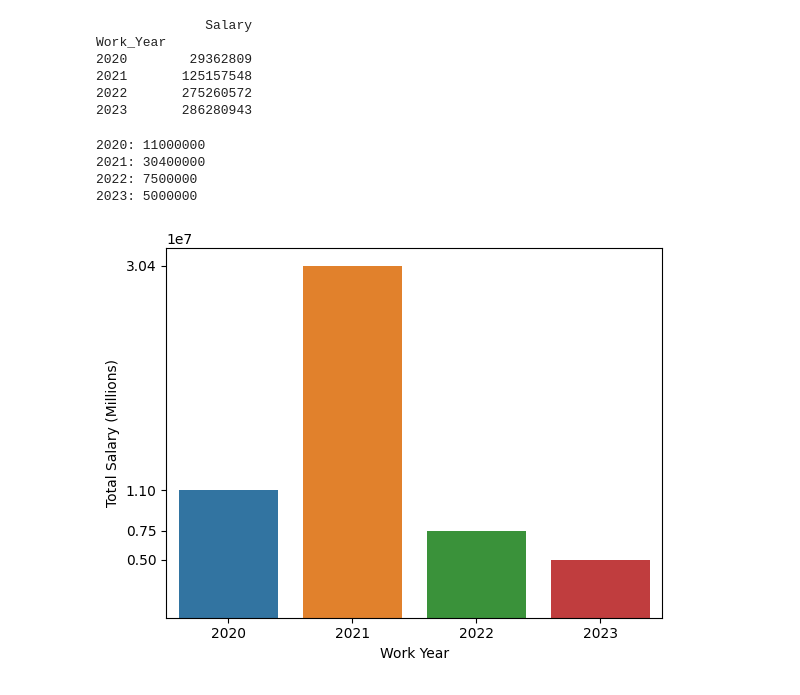
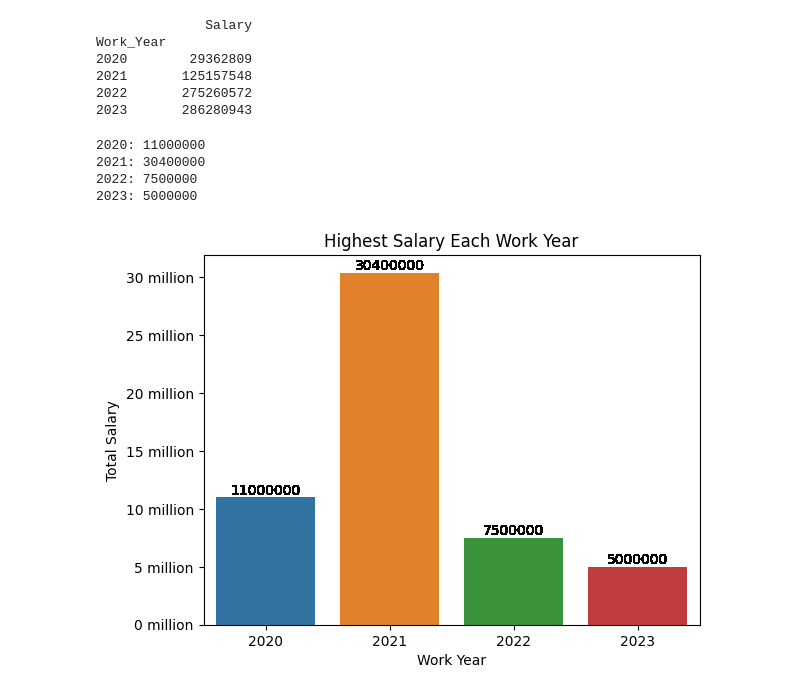
Before and after one commit to blwishom/JUMPlus-phase2, a Jupyter notebook: data_analytics_project_2/ds_salaries.ipynb, the cells around one changed output. Saved outputs shown, nothing was run; the diff lists cells and outputs as text; code cells hidden in the pictures.

Commit message:
finished highest salary for each work year

```diff
--- a/data_analytics_project_2/ds_salaries.ipynb
+++ b/data_analytics_project_2/ds_salaries.ipynb
@@ -136,14 +137,23 @@ Work_Year
 2022       275260572
 2023       286280943
 # %%
-sns.barplot(x=[2020, 2021, 2022, 2023], y=salary_max_per_year)
+# sns.barplot(x=[2020, 2021, 2022, 2023], y=salary_max_per_year)
+salary = sns.barplot(data=yearSalaryTitle , x=[2020, 2021, 2022, 2023], y=salary_max_per_year)
 plt.xlabel('Work Year')
-plt.ylabel('Total Salary (Millions)')
-plt.yticks(salary_max_per_year)
+plt.ylabel('Total Salary')
+plt.title('Highest Salary Each Work Year')
+
+def formatter(x, pos):
+    for sal in salary.containers:
+        salary.bar_label(sal, fmt='%.0f')
+    return str(round(x / 1e6)) + " million"
+salary.yaxis.set_major_formatter(formatter)
+salary.yaxis.set_minor_formatter(NullFormatter())
+
 print('2020:', salary_max_per_year[0], '\n2021:', salary_max_per_year[1], '\n2022:', salary_max_per_year[2], '\n2023:', salary_max_per_year[3])
 # %% [output]
 2020: 11000000
 2021: 30400000
 2022: 7500000
 2023: 5000000
-[figure, old version]
+[figure, new version]
```
Also changed, not shown: parts of 2 cells of this notebook.
